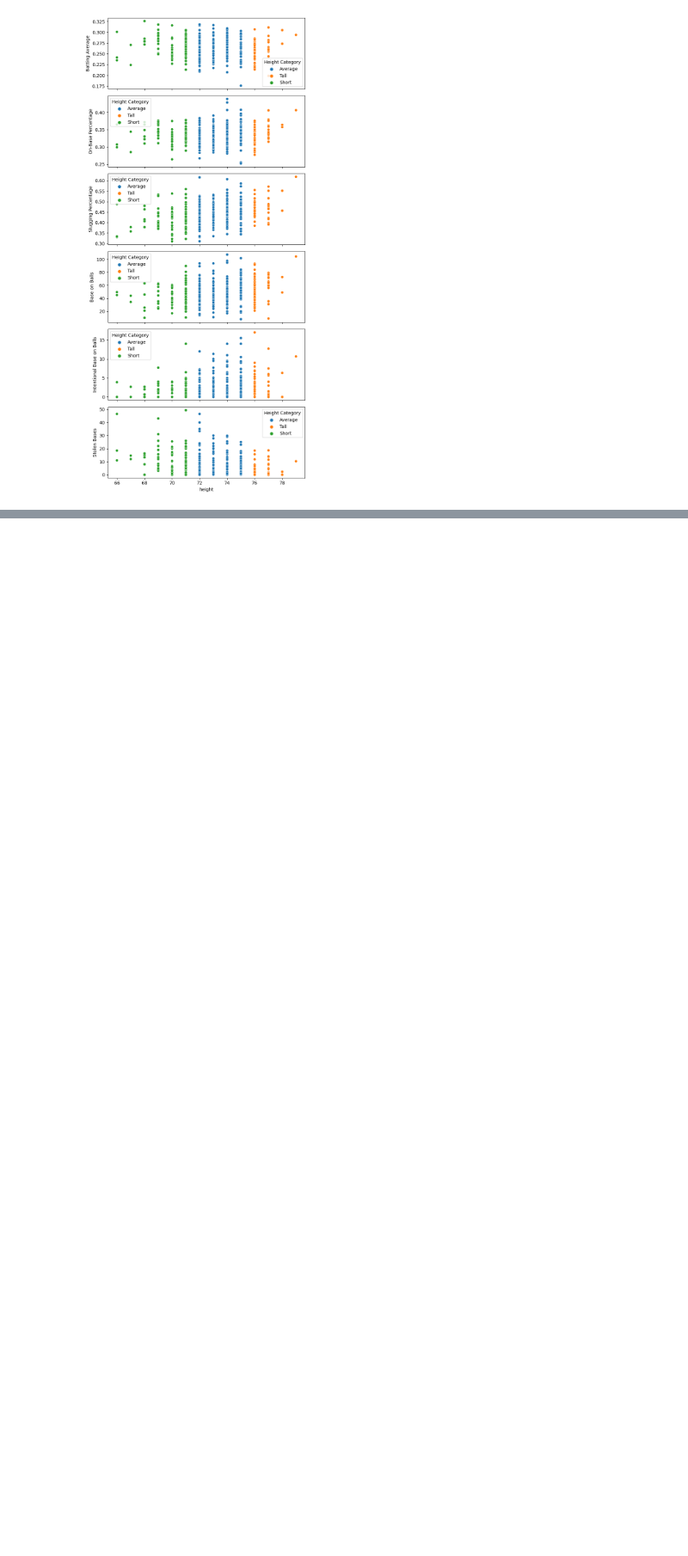
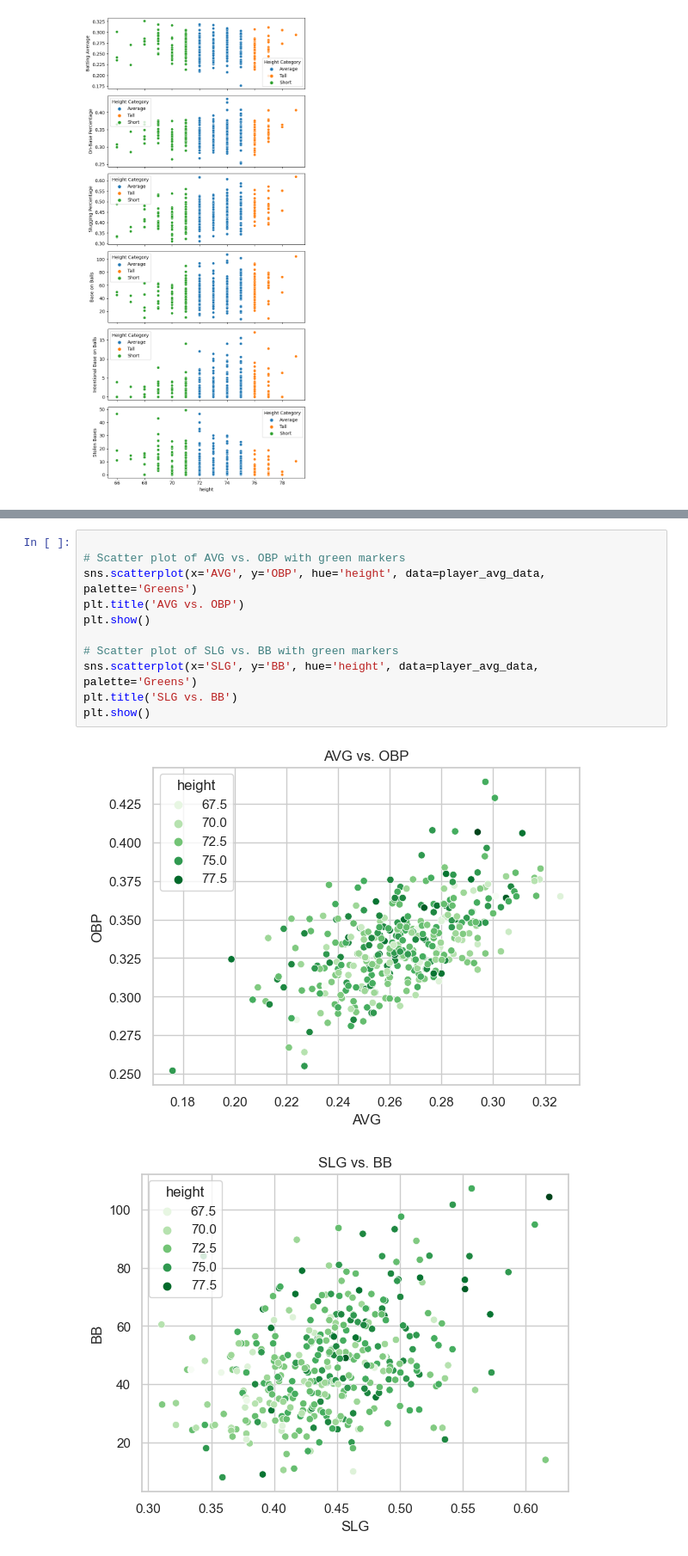
Before and after one commit to imzackadams/MLB-height-analysis, a Jupyter notebook: Analysis.ipynb, the cells around one changed output, grey strips where cells are left out. Shown at 86% size. Cells and saved outputs as stored; diff of their text form; blank space fills up the shorter version.

```diff
--- a/Analysis.ipynb
+++ b/Analysis.ipynb
@@ -225,0 +233,14 @@ plt.tight_layout()
+# %%
+
+# Scatter plot of AVG vs. OBP with green markers
+sns.scatterplot(x='AVG', y='OBP', hue='height', data=player_avg_data, palette='Greens')
+plt.title('AVG vs. OBP')
+plt.show()
+
+# Scatter plot of SLG vs. BB with green markers
+sns.scatterplot(x='SLG', y='BB', hue='height', data=player_avg_data, palette='Greens')
+plt.title('SLG vs. BB')
+plt.show()
+# %% [output]
+[figure, added]
+[figure, added]
```
Also changed, not shown: parts of 2 cells of this notebook, 1 other file.
